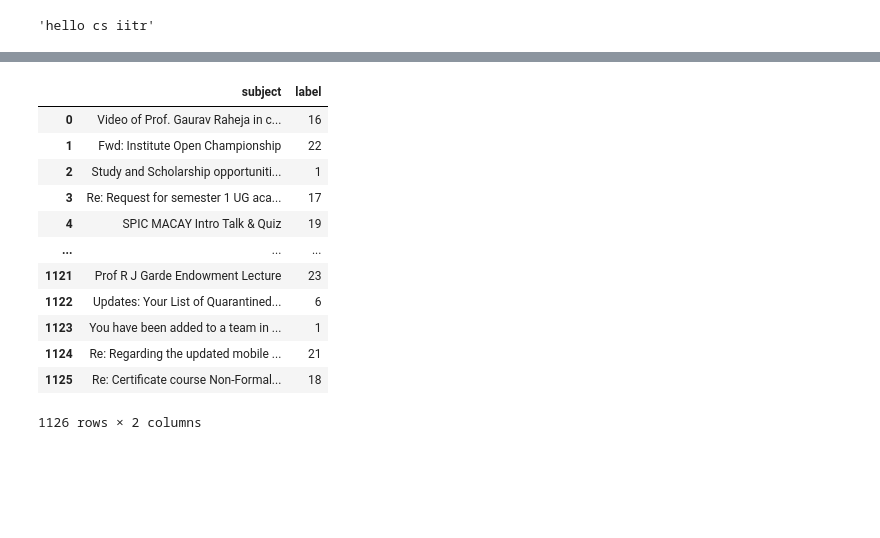
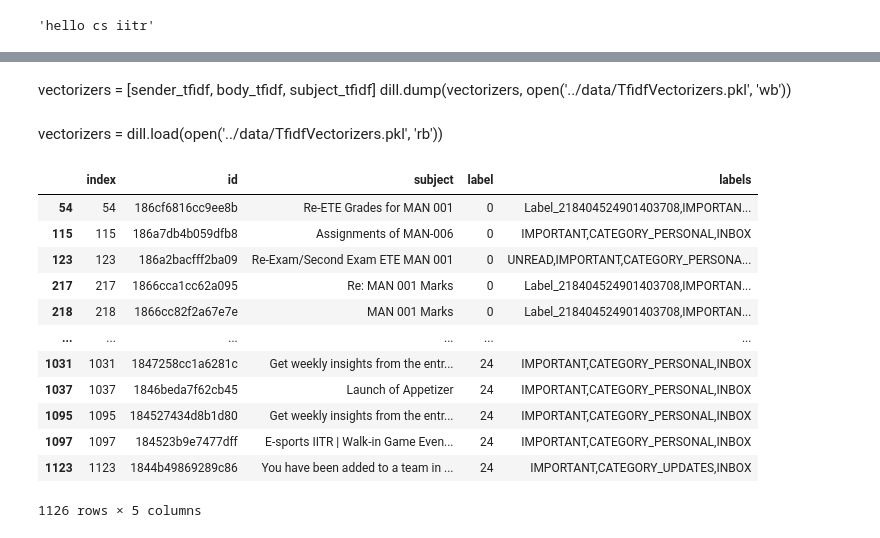
Before and after one commit to aakashks/gmail_organizer, a Jupyter notebook: notebooks/ML_semisupervised.ipynb, the cells around one changed output, grey strips where cells are left out. Saved outputs shown, nothing was run; the diff lists cells and outputs as text; code cells hidden in the pictures; blank space fills up the shorter version.

```diff
--- a/notebooks/ML_semisupervised.ipynb
+++ b/notebooks/ML_semisupervised.ipynb
@@ -89,16 +101,2 @@ mails_df['label'] = pd.Series(labels, name='label')
 # %%
-mails_df.loc[:,['subject', 'label']]
+new_df = mails_df.loc[:,['id', 'subject', 'label', 'labels']]
-# %% [output]
-|  | subject | label |
-| 0 | Video of Prof. Gaurav Raheja in c... | 16 |
-| 1 | Fwd: Institute Open Championship | 22 |
-| 2 | Study and Scholarship opportuniti... | 1 |
-| 3 | Re: Request for semester 1 UG aca... | 17 |
-| 4 | SPIC MACAY Intro Talk & Quiz | 19 |
-| ... | ... | ... |
-| 1121 | Prof R J Garde Endowment Lecture | 23 |
-| 1122 | Updates: Your List of Quarantined... | 6 |
-| 1123 | You have been added to a team in ... | 1 |
-| 1124 | Re: Regarding the updated mobile ... | 21 |
-| 1125 | Re: Certificate course Non-Formal... | 18 |
-1126 rows × 2 columns
@@ -109,0 +103,5 @@ vectorizers = dill.load(open('../data/TfidfVectorizers.pkl', 'rb'))
+# %% [markdown]
+vectorizers = [sender_tfidf, body_tfidf, subject_tfidf]
+dill.dump(vectorizers, open('../data/TfidfVectorizers.pkl', 'wb'))
+# %% [markdown]
+vectorizers = dill.load(open('../data/TfidfVectorizers.pkl', 'rb'))
@@ -109,0 +112,16 @@ vectorizers = dill.load(open('../data/TfidfVectorizers.pkl', 'rb'))
+# %%
+new_df
+# %% [output]
+|  | index | id | subject | label | labels |
+| 54 | 54 | 186cf6816cc9ee8b | Re-ETE Grades for MAN 001 | 0 | Label_218404524901403708,IMPORTAN... |
+| 115 | 115 | 186a7db4b059dfb8 | Assignments of MAN-006 | 0 | IMPORTANT,CATEGORY_PERSONAL,INBOX |
+| 123 | 123 | 186a2bacfff2ba09 | Re-Exam/Second Exam ETE MAN 001 | 0 | UNREAD,IMPORTANT,CATEGORY_PERSONA... |
+| 217 | 217 | 1866cca1cc62a095 | Re: MAN 001 Marks | 0 | Label_218404524901403708,IMPORTAN... |
+| 218 | 218 | 1866cc82f2a67e7e | MAN 001 Marks | 0 | Label_218404524901403708,IMPORTAN... |
+| ... | ... | ... | ... | ... | ... |
+| 1031 | 1031 | 1847258cc1a6281c | Get weekly insights from the entr... | 24 | IMPORTANT,CATEGORY_PERSONAL,INBOX |
+| 1037 | 1037 | 1846beda7f62cb45 | Launch of Appetizer | 24 | IMPORTANT,CATEGORY_PERSONAL,INBOX |
+| 1095 | 1095 | 184527434d8b1d80 | Get weekly insights from the entr... | 24 | IMPORTANT,CATEGORY_PERSONAL,INBOX |
+| 1097 | 1097 | 184523b9e7477dff | E-sports IITR | Walk-in Game Even... | 24 | IMPORTANT,CATEGORY_PERSONAL,INBOX |
+| 1123 | 1123 | 1844b49869289c86 | You have been added to a team in ... | 24 | IMPORTANT,CATEGORY_UPDATES,INBOX |
+1126 rows × 5 columns
```
Also changed, not shown: parts of 14 cells of this notebook, 5 other files.
